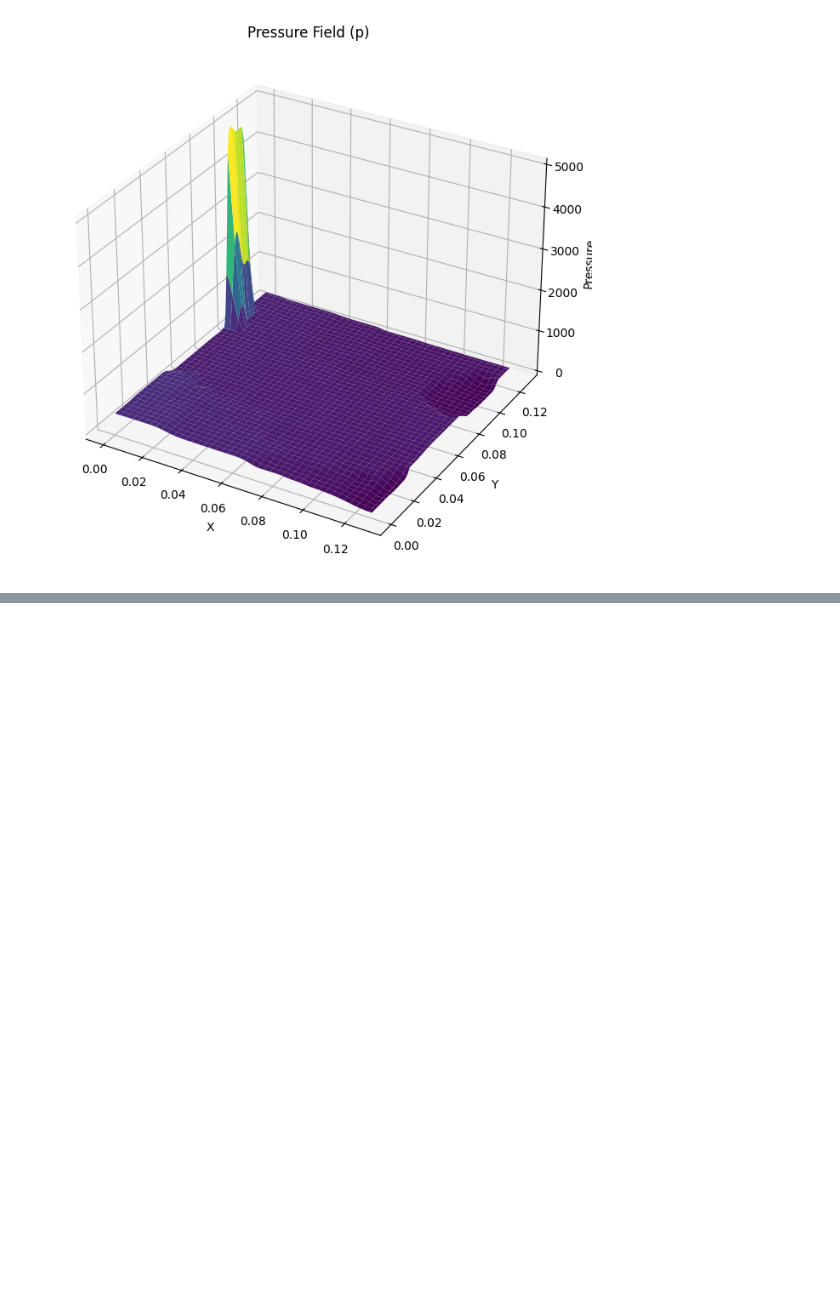
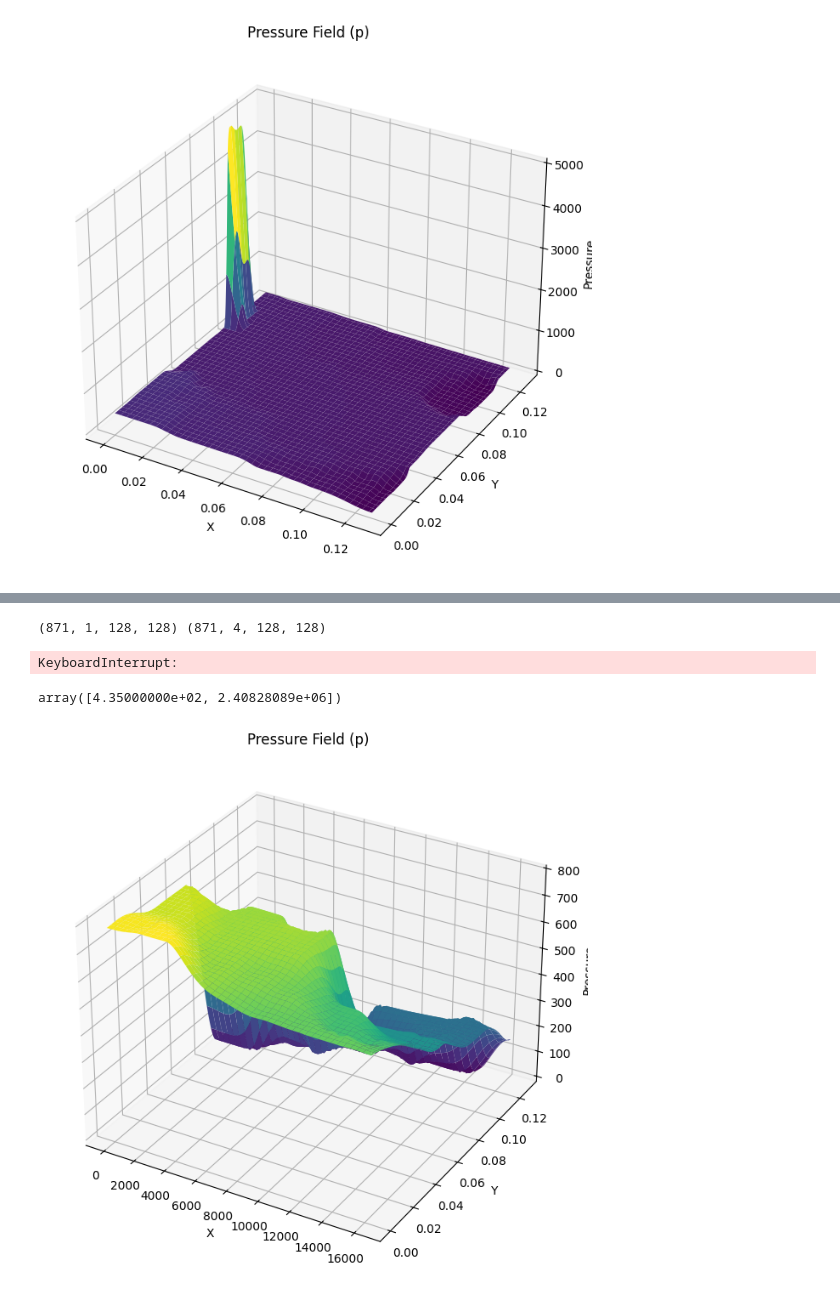
Before and after one commit to techMathGroup/tpfm_unet, a Jupyter notebook: notebooks/data_preparation.ipynb, the cells around one changed output, grey strips where cells are left out. Saved outputs shown, nothing was run; the diff lists cells and outputs as text; code cells hidden in the pictures; blank space fills up the shorter version.

```diff
--- a/notebooks/data_preparation.ipynb
+++ b/notebooks/data_preparation.ipynb
@@ -97,6 +108,6 @@ plt.imshow(x[1, 0], cmap='gray', origin='lower')
 <matplotlib.image.AxesImage at 0x...>
 [figure]
 # %%
-coords_array = pd.read_csv(f'../working/coordinates_256.csv').to_numpy()
+coords_array = pd.read_csv(f'../working/coordinates_128.csv').to_numpy()
 coords_array
 # %% [output]
@@ -167,0 +213,23 @@ for i, test_input in enumerate(test_inputs):
+# %%
+def total_pressure(topo_array):
+    Ux, Uy, Uz, p = topo_array
+    return np.sum(p)
+
+data = np.load('../data/mixer_128_test.npz')
+print(data['inputs'].shape, data['outputs'].shape)
+pressures = []
+for i in range(data['outputs'].shape[0]):
+    pressures.append((i, total_pressure(data['outputs'][i])))
+
+sorted(pressures, key=lambda x: x[1], reverse=True)[:10]
+# %% [output]
+(871, 1, 128, 128) (871, 4, 128, 128)
+KeyboardInterrupt:
+# %%
+np.mean(pressures, axis=0)
+# %% [output]
+array([4.35000000e+02, 2.40828089e+06])
+# %%
+plot_pressure(data['outputs'][714], coords_array)
+# %% [output]
+[figure, added]
```
Also changed, not shown: parts of 18 cells of this notebook, 18 other files.
